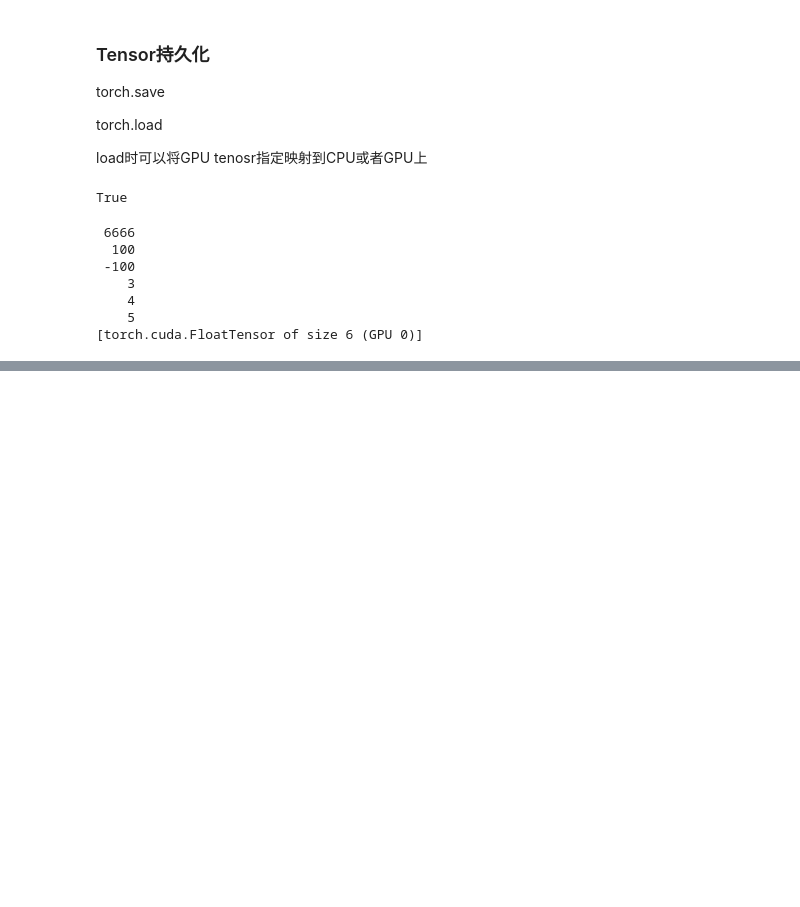
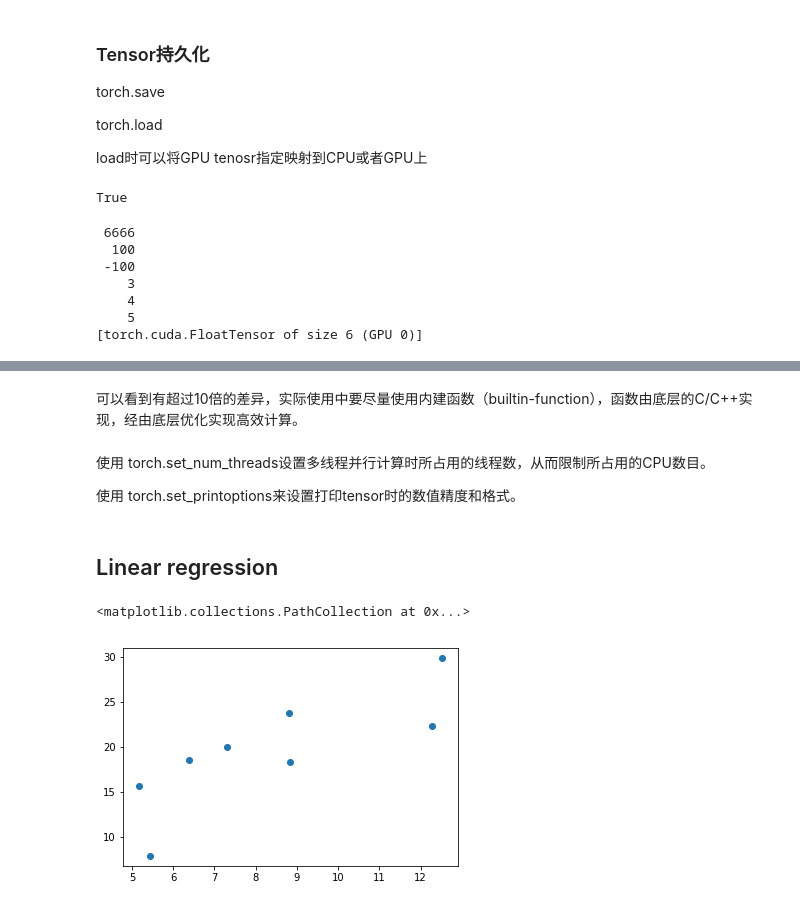
Before and after one commit to pangbochen/pytorch_cookbook, a Jupyter notebook: chapter3.ipynb, the cells around one changed output, grey strips where cells are left out. Saved outputs shown, nothing was run; the diff lists cells and outputs as text; code cells hidden in the pictures; blank space fills up the shorter version.

```diff
--- a/chapter3.ipynb
+++ b/chapter3.ipynb
@@ -750,0 +767,5 @@ b
+# %%
+x = torch.zeros(100)
+y = torch.zeros(100)
+%timeit -n 10 for_loop_add(x, y)
+%timeit -n 10 x + y
@@ -750,0 +776,32 @@ b
+# %% [markdown]
+可以看到有超过10倍的差异，实际使用中要尽量使用内建函数（builtin-function），函数由底层的C/C++实现，经由底层优化实现高效计算。
+# %% [markdown]
+使用 torch.set_num_threads设置多线程并行计算时所占用的线程数，从而限制所占用的CPU数目。
+
+使用 torch.set_printoptions来设置打印tensor时的数值精度和格式。
+# %% [markdown]
+## Linear regression
+# %%
+import torch
+%matplotlib inline
+from matplotlib import pyplot as plt
+from IPython import display
+
+
+# set random seed
+# to confirm same result in different computers
+
+torch.manual_seed(1000)
+
+def get_fake_data(batch_size=8):
+    ''' random data y = x * 2 + 3 '''
+    x = torch.rand(batch_size, 1)*20
+    y = x * 2 + (1 + torch.randn(batch_size, 1))*3
+    return x, y
+
+x, y = get_fake_data()
+
+plt.scatter(x.squeeze().numpy(), y.squeeze().numpy())
+# %% [output]
+<matplotlib.collections.PathCollection at 0x...>
+[figure, added]
```
Also changed, not shown: parts of 59 cells of this notebook.
